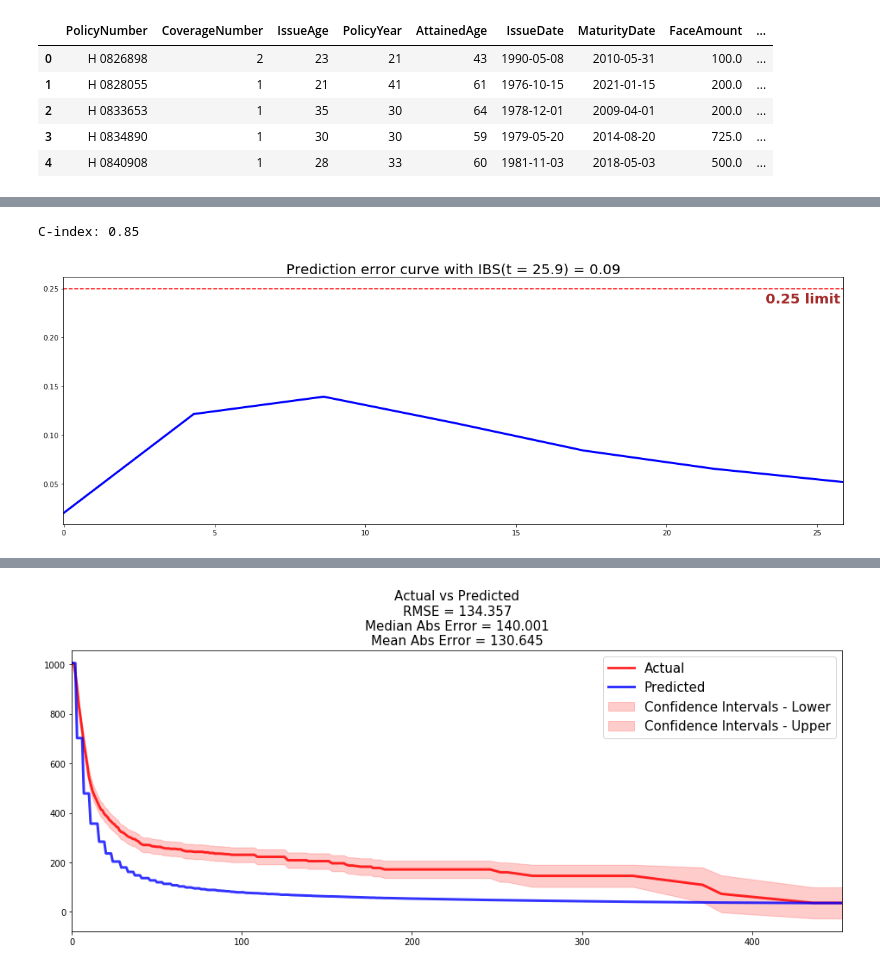
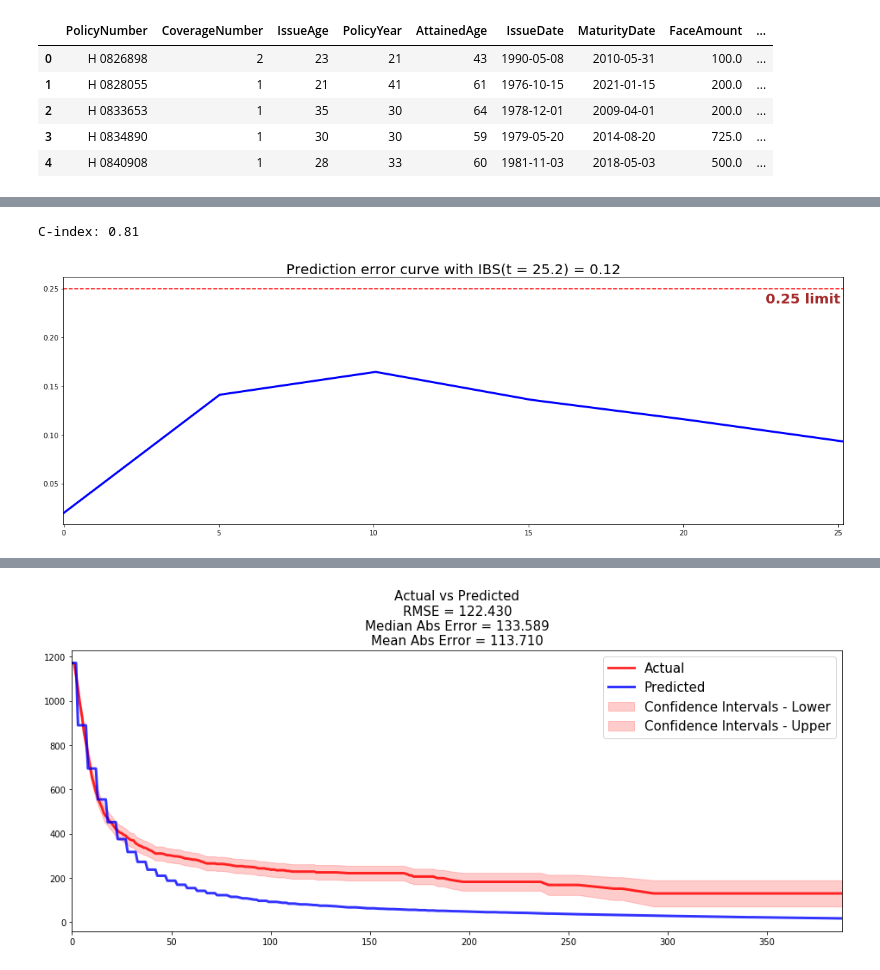
Before and after one commit to sabyasm/m4, a Jupyter notebook: m4_14112019.ipynb, the cells around one changed output, grey strips where cells are left out. Saved outputs shown, nothing was run; the diff lists cells and outputs as text; code cells hidden in the pictures.

```diff
--- a/m4_14112019.ipynb
+++ b/m4_14112019.ipynb
@@ -44,4 +46,11 @@ raw_dataset.head()
 | 2 | H 0833653 | 1 | 35 | 30 | 64 | 1978-12-01 | 2009-04-01 | 200.0 | ... |
 | 3 | H 0834890 | 1 | 30 | 30 | 59 | 1979-05-20 | 2014-08-20 | 725.0 | ... |
 | 4 | H 0840908 | 1 | 28 | 33 | 60 | 1981-11-03 | 2018-05-03 | 500.0 | ... |
+# %%
+to_drop = ['PolicyNumber', 'IssueDate', 'IssueAge','AttainedAge', 'MaturityDate', 'benefitExpiryDate', 'policyStartDate', 'policyEndDate',
+           'exposureStartDate', 'exposureEndDate','terminationReason']
+
+raw_dataset.drop(columns=to_drop,inplace=True)
+# %%
+raw_dataset['CurrentAge'] = raw_dataset['disabilityAge'] + raw_dataset['DisabilityDuration']
 # %%
@@ -180,0 +107,2 @@ E_train, E_test = data_train[event_column], data_test[event_column]
+# %%
+X_train, X_test, T_train, T_test, E_train, E_test = train_test_split(train_data[features],train_data[time_column], train_data[event_column],test_size = 0.35, random_state=12345, stratify=train_data[event_column])
@@ -183,4 +115,4 @@ E_train, E_test = data_train[event_column], data_test[event_column]
 %%time
 from pysurvival.models.semi_parametric import CoxPHModel
 coxph = CoxPHModel()
-coxph.fit(X_train, T_train, E_train, lr=0.5, l2_reg=1e-2, init_method='zeros')
+coxph.fit(X_train, T_train, E_train, lr=0.1, l2_reg=1e-3, init_method='zeros')
@@ -217,20 +127,20 @@ IBS: 0.11
 # %%
 %%time
 ##5 -- best so far
 from pysurvival.models.parametric import GompertzModel #try other models
 # Building the model
 gomp_model = GompertzModel()
-gomp_model.fit(X_train, T_train, E_train, lr=1e-2, init_method='zeros',
+gomp_model.fit(X_train, T_train, E_train, lr=1e-3, init_method='zeros',
     optimizer ='adam', l2_reg = 1e-3, num_epochs=1500)
 
 
 #### 5 - Cross Validation / Model Performances
 c_index = concordance_index(gomp_model, X_test, T_test, E_test) #0.77
 print('C-index: {:.2f}'.format(c_index))
 
 ibs = integrated_brier_score(gomp_model, X_test, T_test, E_test, t_max=30,
             figure_size=(20, 6.5) )
 print('IBS: {:.2f}'.format(ibs))
 # %% [output]
-C-index: 0.85
+C-index: 0.81
-[figure, old version]
+[figure, new version]
@@ -243,7 +153,7 @@ results = compare_to_actual(gomp_model, X_test, T_test, E_test,
                             is_at_risk = True,  figure_size=(16, 6),
                             metrics = ['rmse', 'mean', 'median'])
 # %% [output]
-[figure, old version]
+[figure, new version]
 # %%
 %%time
 ##6
```
Also changed, not shown: parts of 21 cells of this notebook.
